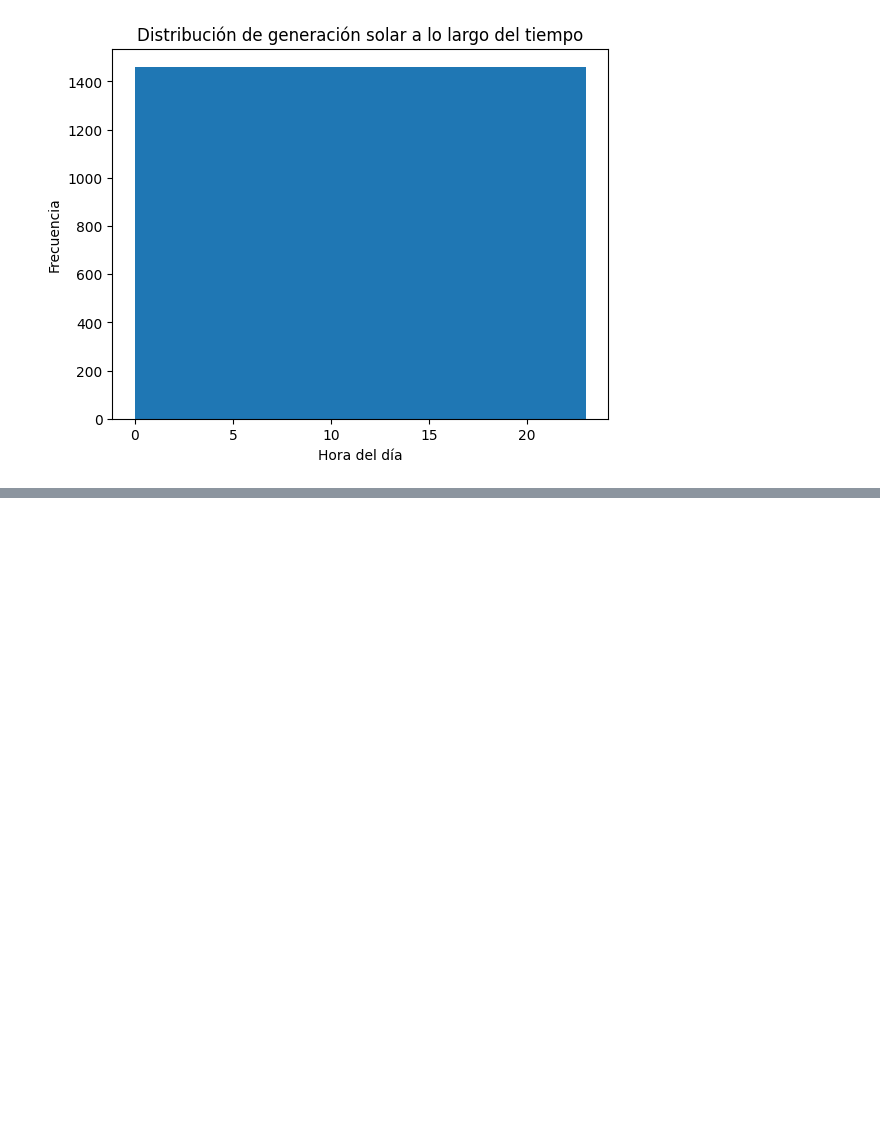
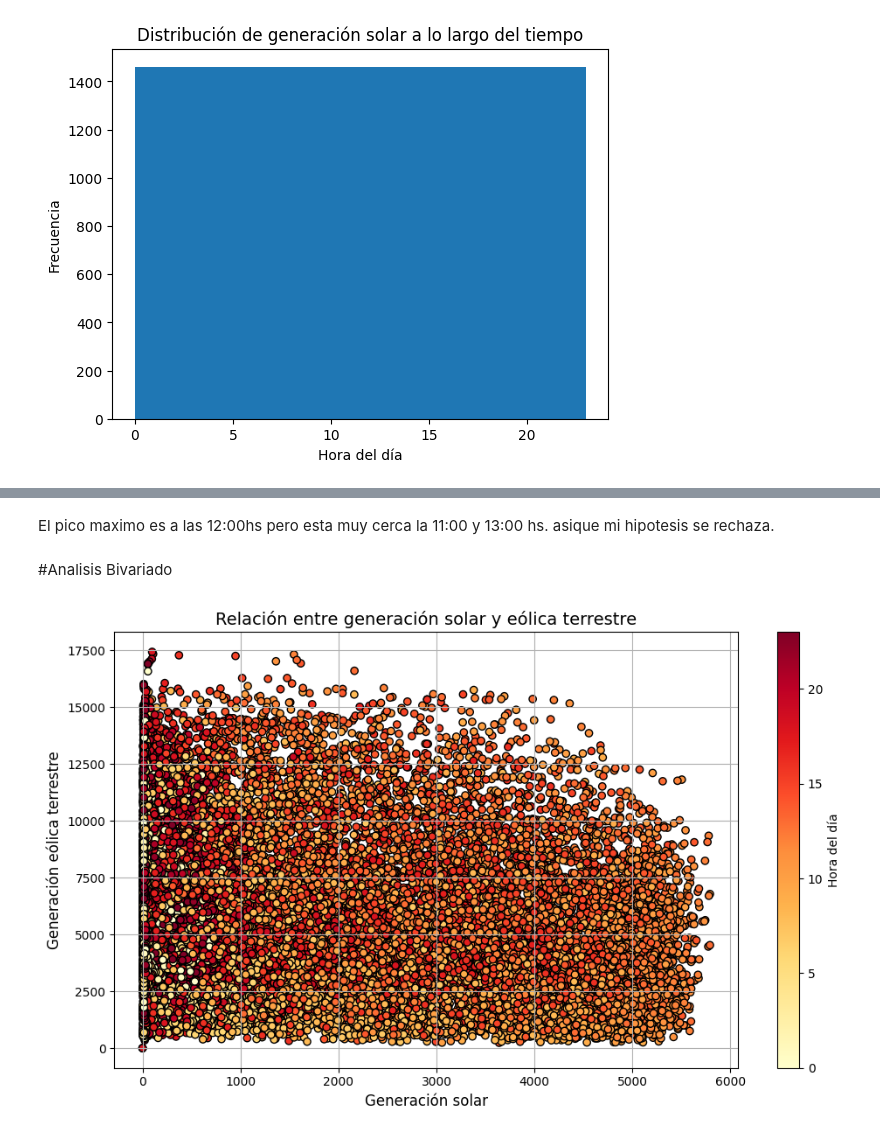
Before and after one commit to Rociosamudio/Machine-Learning-Data-Science-II, a Jupyter notebook: actividad_práctica_APIS_"LizRocio_SamudioRuiz”.ipynb, the cells around one changed output, grey strips where cells are left out. Drawn from its saved outputs; the diff is of its cells as text; code cells hidden in the pictures; blank space fills up the shorter version.

```diff
--- a/actividad_práctica_APIS_"LizRocio_SamudioRuiz”.ipynb
+++ b/actividad_práctica_APIS_"LizRocio_SamudioRuiz”.ipynb
@@ -782,0 +836,20 @@ import matplotlib.cm as cm
+# %% [markdown]
+El pico maximo es a las 12:00hs pero esta muy cerca la 11:00 y 13:00 hs. asique mi hipotesis se rechaza.
+# %% [markdown]
+#Analisis Bivariado
+# %%
+# Extrae la hora del día (si es necesario)
+df['hora'] = df['tiempo'].dt.hour
+
+#  Gráfico de dispersión
+plt.figure(figsize=(10, 6))
+plt.scatter(df['generación solar'], df['generación eólica terrestre'], c=df['hora'], cmap=cm.YlOrRd, edgecolor='black')
+plt.xlabel('Generación solar', fontsize=12)
+plt.ylabel('Generación eólica terrestre', fontsize=12)
+plt.title('Relación entre generación solar y eólica terrestre', fontsize=14)
+plt.colorbar(label='Hora del día')
+plt.grid(True)
+plt.tight_layout()
+plt.show()
+# %% [output]
+[figure, added]
```
Also changed, not shown: parts of 9 cells of this notebook.
